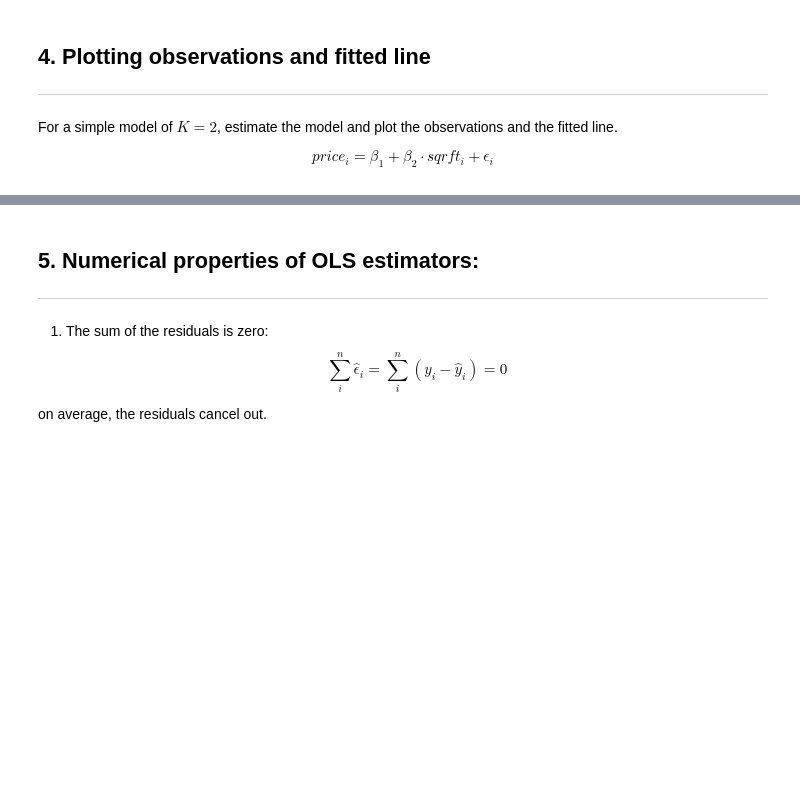
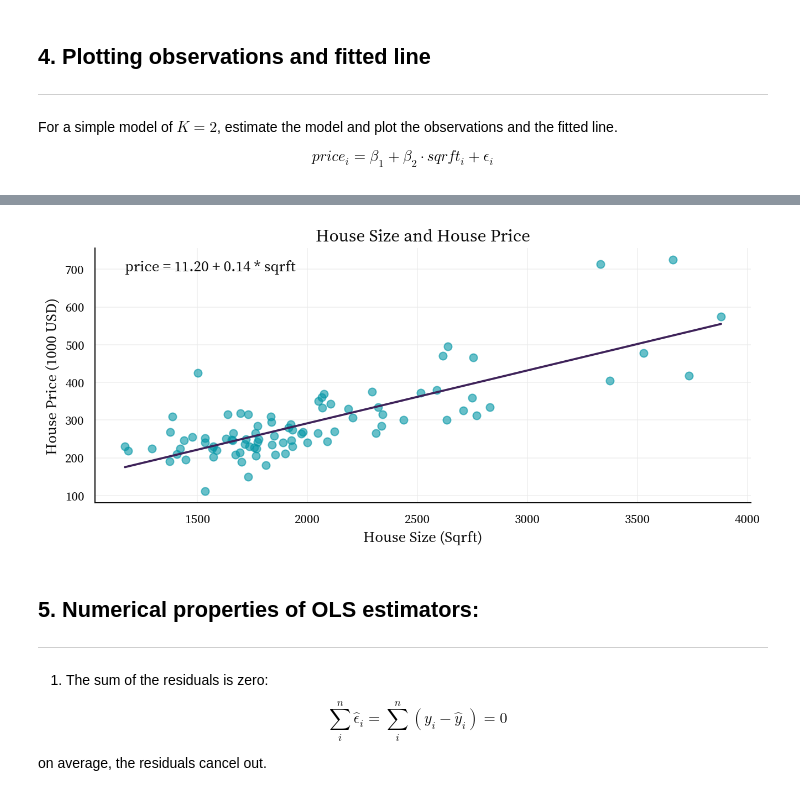
Before and after one commit to luciasauer/bse_econometrics, a Jupyter notebook: TA2/TA2.ipynb, the cells around one changed output, grey strips where cells are left out. Drawn from its saved outputs; the diff is of its cells as text; code cells hidden in the pictures; blank space fills up the shorter version.

```diff
--- a/TA2/TA2.ipynb
+++ b/TA2/TA2.ipynb
@@ -216,20 +327,22 @@ print("Coefficients (betas):", np.round(betas_hat, 2))
 # %%
 fig, ax = plt.subplots(figsize=(9, 4.2))
 
 eq = f'price = {betas_hat[0]:.2f} + {betas_hat[1]:.2f} * sqrft'
 
-ax.scatter(, , color=bse_style.TEAL, s=45, alpha=0.6)
+ax.scatter(df['sqrft'], df['price'], color=bse_style.TEAL, s=45, alpha=0.6)
 
 x_vals = np.array([df['sqrft'].min(), df['sqrft'].max()])
-ax.plot(, , color=bse_style.PURPLE, linewidth=1.8)
+ax.plot(x_vals, betas_hat[0] + betas_hat[1] * x_vals, color=bse_style.PURPLE, linewidth=1.8)
 
 ax.text(df['sqrft'].min(), df['price'].max(), eq, ha='left', va='top', fontsize=13, color=bse_style.BLACK)
 
 ax.set_title('House Size and House Price')
 ax.set_xlabel('House Size (Sqrft)')
 ax.set_ylabel('House Price (1000 USD)')
 plt.tight_layout()
 plt.show()
+# %% [output]
+[figure, added]
 # %% [markdown]
 ## **5. Numerical properties of OLS estimators:**
 ---
```
Also changed, not shown: parts of 24 cells of this notebook.
